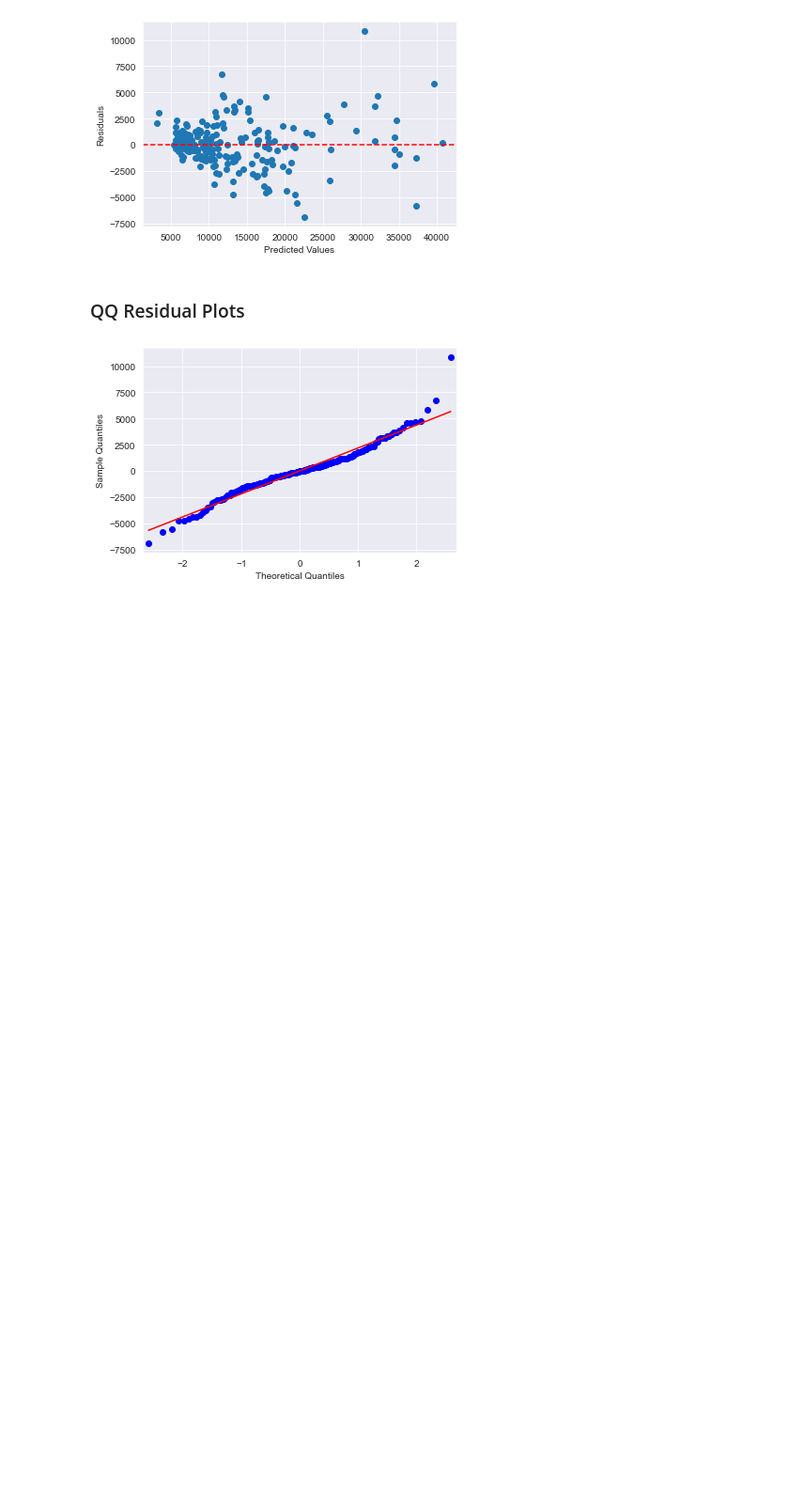
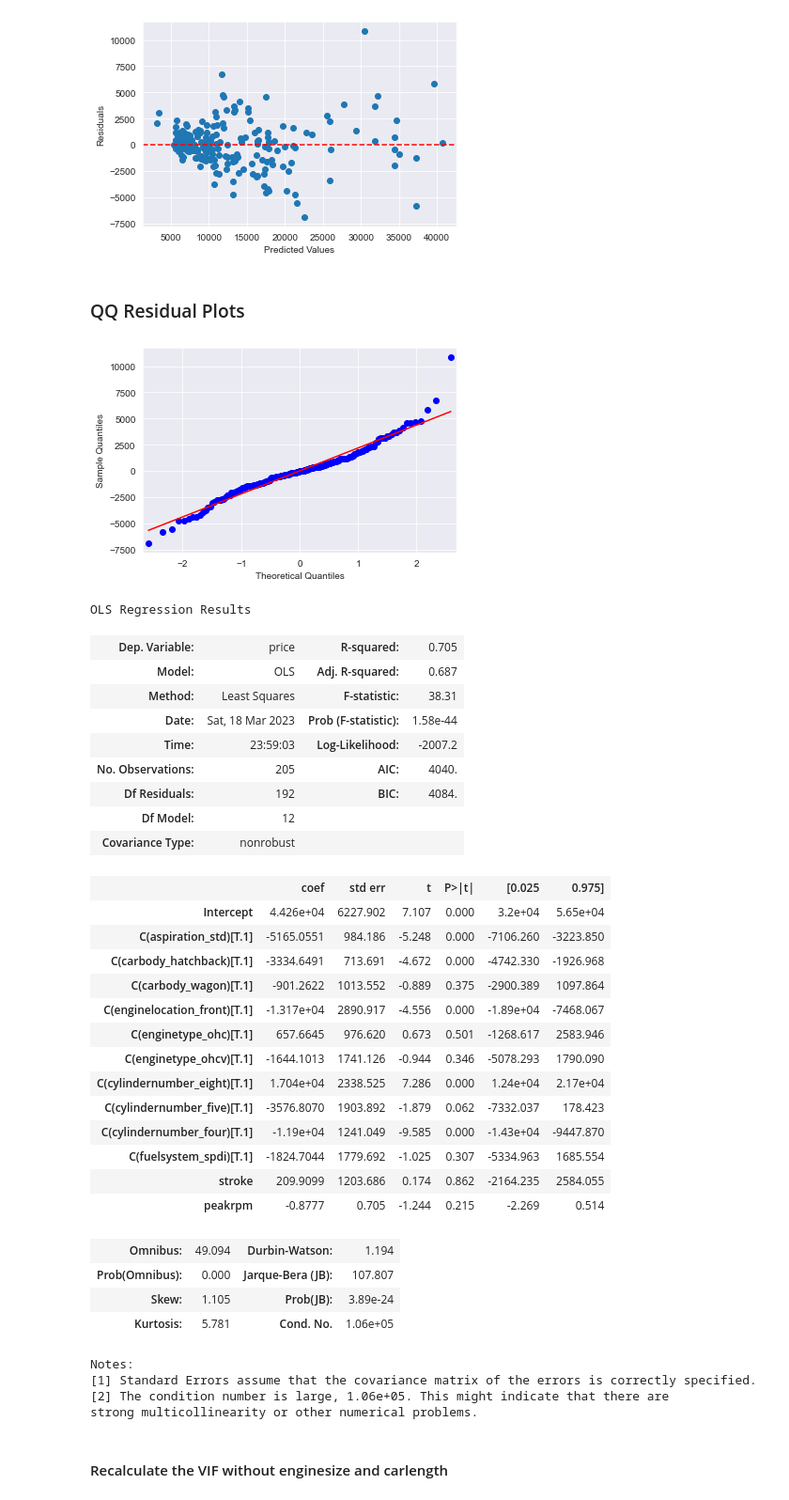
Before and after one commit to ShaneJett-DS/car_price_prediction, a Jupyter notebook: price_prediction.ipynb, the cells around one changed output. Shown: that part at 94% size. Drawn from its saved outputs; the diff is of its cells as text; code cells hidden in the pictures; blank space fills up the shorter version.

```diff
--- a/price_prediction.ipynb
+++ b/price_prediction.ipynb
@@ -549,3 +549,47 @@ sm2.graphics.qqplot(residuals, line='s', ax=ax)
 plt.show()
 # %% [output]
 [figure]
+# %%
+model6 = sm.ols("""price ~ stroke + peakrpm +
+                           C(aspiration_std) + C(carbody_hatchback) +
+                           C(carbody_wagon) + C(enginelocation_front) +
+                           C(enginetype_ohc) + C(enginetype_ohcv) + C(cylindernumber_eight) +
+                           C(cylindernumber_five) + C(cylindernumber_four) +
+                           C(fuelsystem_spdi) """, data=full_df).fit()
+
+model6.summary()
+# %% [output]
+OLS Regression Results
+| Dep. Variable: | price | R-squared: | 0.705 |
+| Model: | OLS | Adj. R-squared: | 0.687 |
+| Method: | Least Squares | F-statistic: | 38.31 |
+| Date: | Sat, 18 Mar 2023 | Prob (F-statistic): | 1.58e-44 |
+| Time: | 23:59:03 | Log-Likelihood: | -2007.2 |
+| No. Observations: | 205 | AIC: | 4040. |
+| Df Residuals: | 192 | BIC: | 4084. |
+| Df Model: | 12 |  |  |
+| Covariance Type: | nonrobust |  |  |
+|  | coef | std err | t | P>|t| | [0.025 | 0.975] |
+| Intercept | 4.426e+04 | 6227.902 | 7.107 | 0.000 | 3.2e+04 | 5.65e+04 |
+| C(aspiration_std)[T.1] | -5165.0551 | 984.186 | -5.248 | 0.000 | -7106.260 | -3223.850 |
+| C(carbody_hatchback)[T.1] | -3334.6491 | 713.691 | -4.672 | 0.000 | -4742.330 | -1926.968 |
+| C(carbody_wagon)[T.1] | -901.2622 | 1013.552 | -0.889 | 0.375 | -2900.389 | 1097.864 |
+| C(enginelocation_front)[T.1] | -1.317e+04 | 2890.917 | -4.556 | 0.000 | -1.89e+04 | -7468.067 |
+| C(enginetype_ohc)[T.1] | 657.6645 | 976.620 | 0.673 | 0.501 | -1268.617 | 2583.946 |
+| C(enginetype_ohcv)[T.1] | -1644.1013 | 1741.126 | -0.944 | 0.346 | -5078.293 | 1790.090 |
+| C(cylindernumber_eight)[T.1] | 1.704e+04 | 2338.525 | 7.286 | 0.000 | 1.24e+04 | 2.17e+04 |
+| C(cylindernumber_five)[T.1] | -3576.8070 | 1903.892 | -1.879 | 0.062 | -7332.037 | 178.423 |
+| C(cylindernumber_four)[T.1] | -1.19e+04 | 1241.049 | -9.585 | 0.000 | -1.43e+04 | -9447.870 |
+| C(fuelsystem_spdi)[T.1] | -1824.7044 | 1779.692 | -1.025 | 0.307 | -5334.963 | 1685.554 |
+| stroke | 209.9099 | 1203.686 | 0.174 | 0.862 | -2164.235 | 2584.055 |
+| peakrpm | -0.8777 | 0.705 | -1.244 | 0.215 | -2.269 | 0.514 |
+| Omnibus: | 49.094 | Durbin-Watson: | 1.194 |
+| Prob(Omnibus): | 0.000 | Jarque-Bera (JB): | 107.807 |
+| Skew: | 1.105 | Prob(JB): | 3.89e-24 |
+| Kurtosis: | 5.781 | Cond. No. | 1.06e+05 |
+Notes:
+[1] Standard Errors assume that the covariance matrix of the errors is correctly specified.
+[2] The condition number is large, 1.06e+05. This might indicate that there are
+strong multicollinearity or other numerical problems.
+# %% [markdown]
+#### Recalculate the VIF without enginesize and carlength
```
Also changed, not shown: parts of 19 cells of this notebook.
